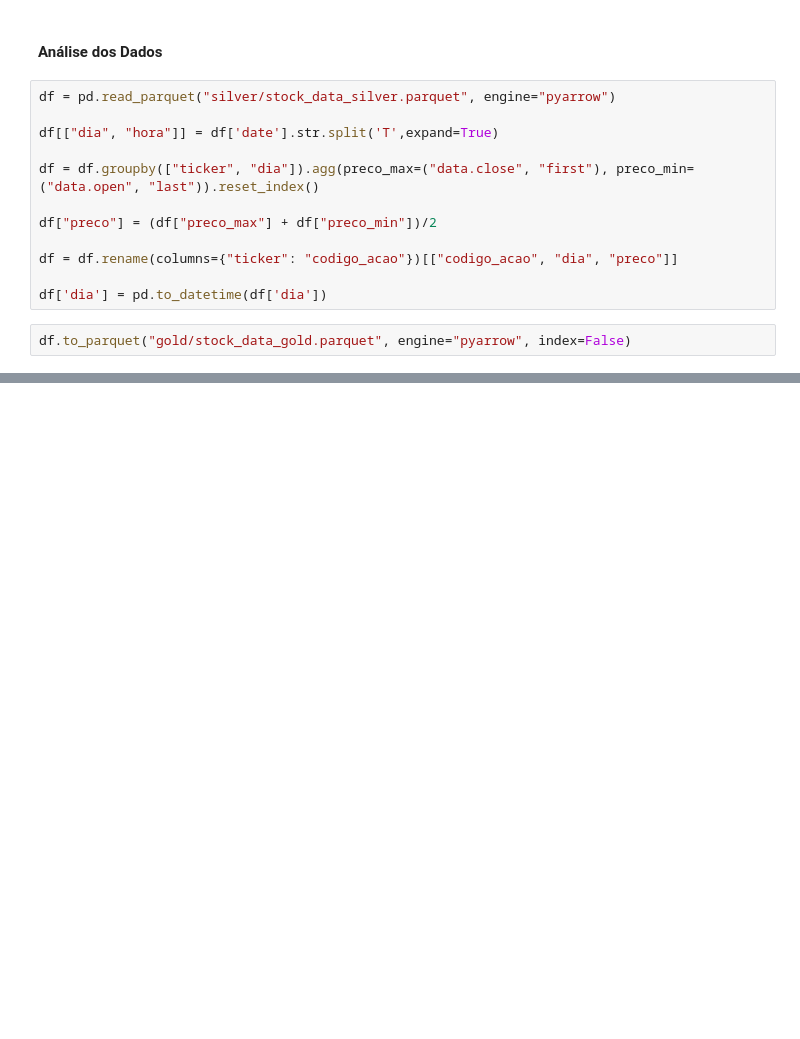
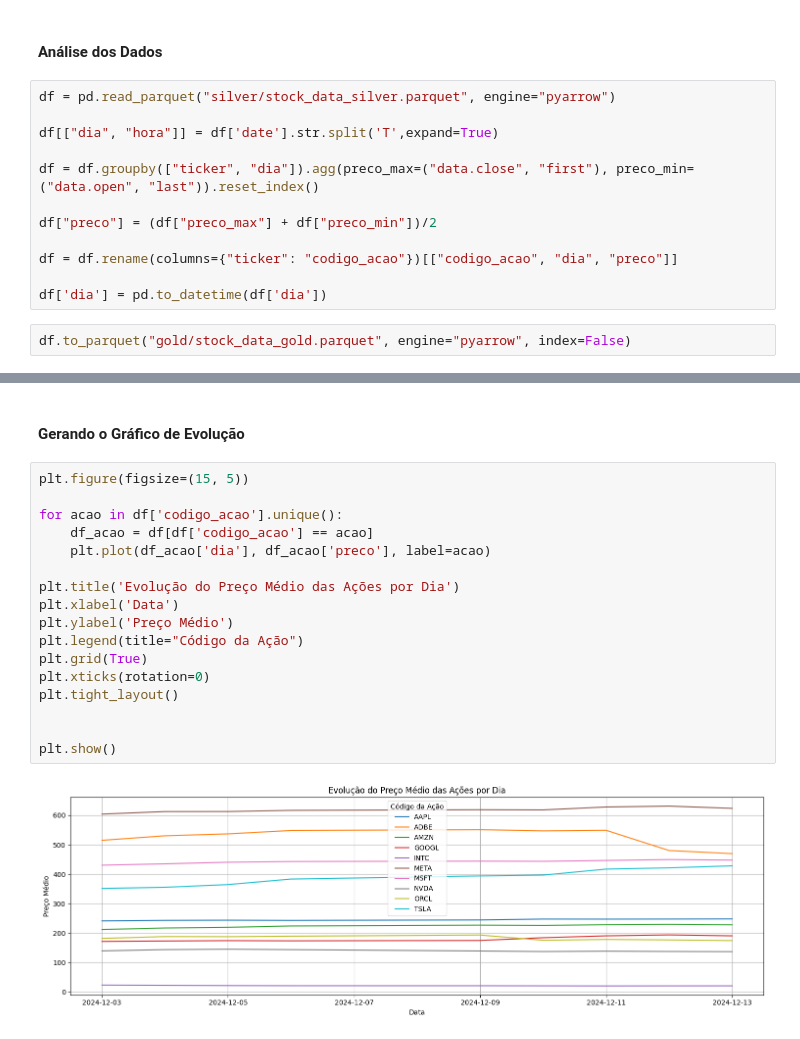
Before and after one commit to felpzreiz/stockdata_pipeline, a Jupyter notebook: stockdata_pipeline.ipynb, the cells around one changed output, grey strips where cells are left out. Drawn from its saved outputs; the diff is of its cells as text; blank space fills up the shorter version.

Commit message:
Código para buscar mais de uma ação e Gráfico

```diff
--- a/stockdata_pipeline.ipynb
+++ b/stockdata_pipeline.ipynb
@@ -126,0 +116,21 @@ display(df)
+# %% [markdown]
+#### Gerando o Gráfico de Evolução
+# %%
+plt.figure(figsize=(15, 5))
+
+for acao in df['codigo_acao'].unique():
+    df_acao = df[df['codigo_acao'] == acao]
+    plt.plot(df_acao['dia'], df_acao['preco'], label=acao)
+
+plt.title('Evolução do Preço Médio das Ações por Dia')
+plt.xlabel('Data')
+plt.ylabel('Preço Médio')
+plt.legend(title="Código da Ação")
+plt.grid(True)
+plt.xticks(rotation=0)
+plt.tight_layout()
+
+
+plt.show()
+# %% [output]
+[figure, added]
```
Also changed, not shown: parts of 10 cells of this notebook, 12 other files.
